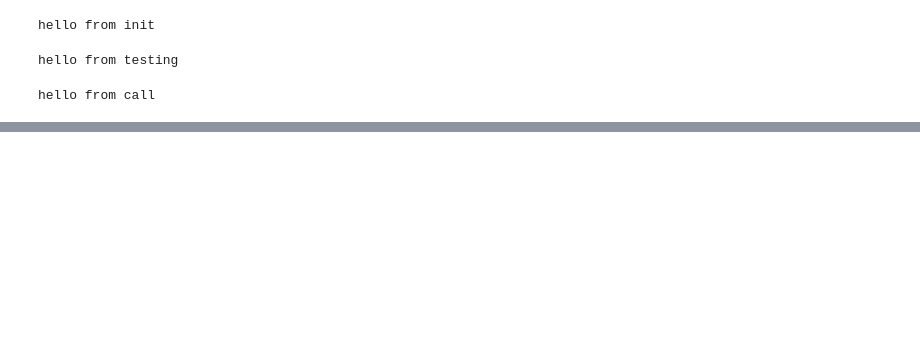
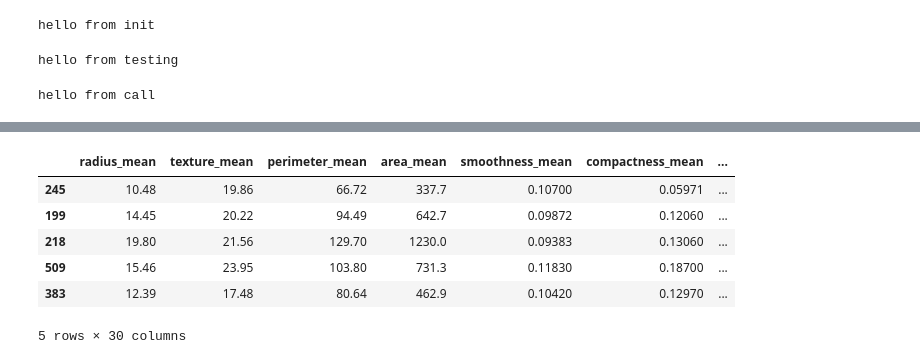
Before and after one commit to sunnysavita10/genai_bootcamp, a Jupyter notebook: pytorch.ipynb, the cells around one changed output, grey strips where cells are left out. Drawn from its saved outputs; the diff is of its cells as text; code cells hidden in the pictures; blank space fills up the shorter version.

```diff
--- a/pytorch.ipynb
+++ b/pytorch.ipynb
@@ -506,0 +744,12 @@ hello from call
+# %%
+X_train, X_test, y_train, y_test = train_test_split(data.iloc[:, 1:], data.iloc[:, 0], test_size=0.2)
+# %%
+X_train.head()
+# %% [output]
+|  | radius_mean | texture_mean | perimeter_mean | area_mean | smoothness_mean | compactness_mean | ... |
+| 245 | 10.48 | 19.86 | 66.72 | 337.7 | 0.10700 | 0.05971 | ... |
+| 199 | 14.45 | 20.22 | 94.49 | 642.7 | 0.09872 | 0.12060 | ... |
+| 218 | 19.80 | 21.56 | 129.70 | 1230.0 | 0.09383 | 0.13060 | ... |
+| 509 | 15.46 | 23.95 | 103.80 | 731.3 | 0.11830 | 0.18700 | ... |
+| 383 | 12.39 | 17.48 | 80.64 | 462.9 | 0.10420 | 0.12970 | ... |
+5 rows × 30 columns
```
Also changed, not shown: parts of 40 cells of this notebook.
